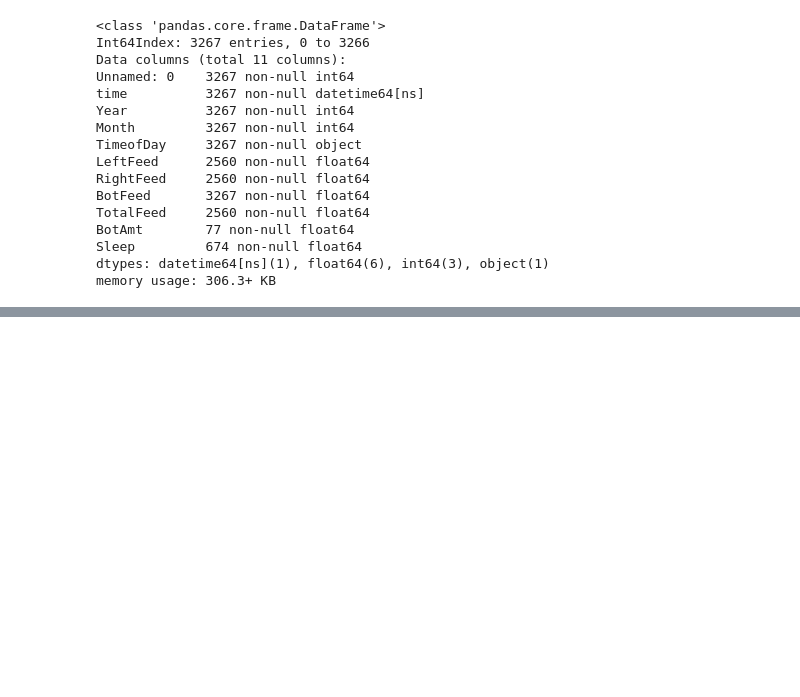
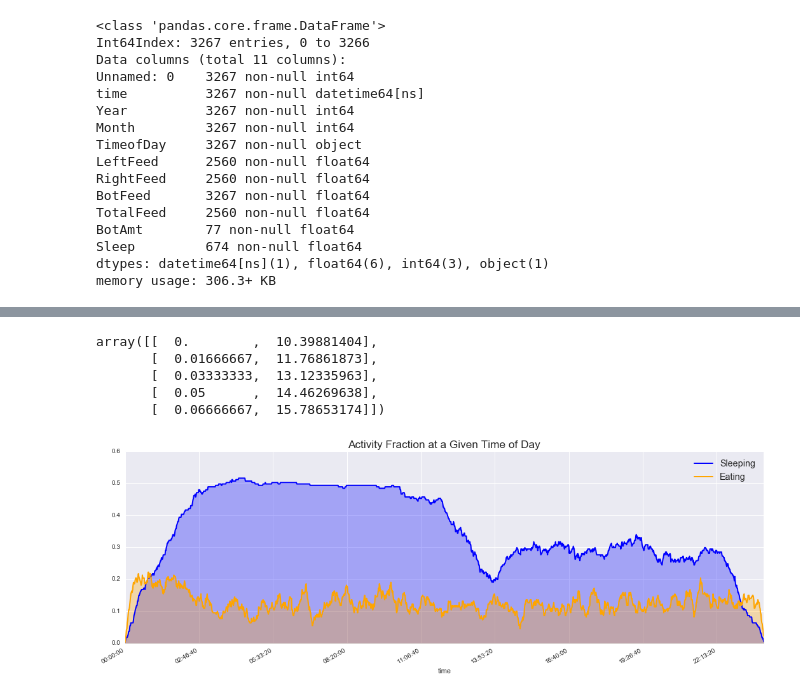
Before and after one commit to randirl17/FeedingTimes, a Jupyter notebook: Day24hr.ipynb, the cells around one changed output, grey strips where cells are left out. Saved outputs shown, nothing was run; the diff lists cells and outputs as text; code cells hidden in the pictures; blank space fills up the shorter version.

```diff
--- a/Day24hr.ipynb
+++ b/Day24hr.ipynb
@@ -128,0 +279,26 @@ ts.resample('5min',how='sum',closed='left',label='left')
+# %%
+filtered[:5]
+# %% [output]
+array([[  0.        ,  10.39881404],
+       [  0.01666667,  11.76861873],
+       [  0.03333333,  13.12335963],
+       [  0.05      ,  14.46269638],
+       [  0.06666667,  15.78653174]])
+# %%
+sleeps = ts.xs('Sleep',level=1,axis=1)
+# %%
+fig = plt.figure(figsize=(18,6))
+ax = fig.add_subplot(111)
+
+ax.plot(ts.index,sleeps.sum(axis=1)/len(datearr),'b',linewidth=2,label='Sleeping')
+ax.fill_between(ts.index, 0, sleeps.sum(axis=1)/len(datearr),alpha=0.3,facecolor='b')
+ax.plot(ts.index,eats.sum(axis=1)/len(datearr),'orange',linewidth=2,label='Eating')
+ax.fill_between(ts.index, 0, eats.sum(axis=1)/len(datearr),alpha=0.3,facecolor='orange')
+#filtered = lowess(sleeps.sum(axis=1)/len(datearr), xtime, is_sorted=True, frac=0.025, it=0)
+#ax.plot(ts.index, filtered[:,1], 'r',linewidth=2)
+ax.set_xlim(0,'23:59:00')
+ax.set_title('Activity Fraction at a Given Time of Day',fontsize='xx-large')
+ax.legend(fontsize='x-large')
+fig.autofmt_xdate()
+# %% [output]
+[figure, added]
```
Also changed, not shown: parts of 25 cells of this notebook.
